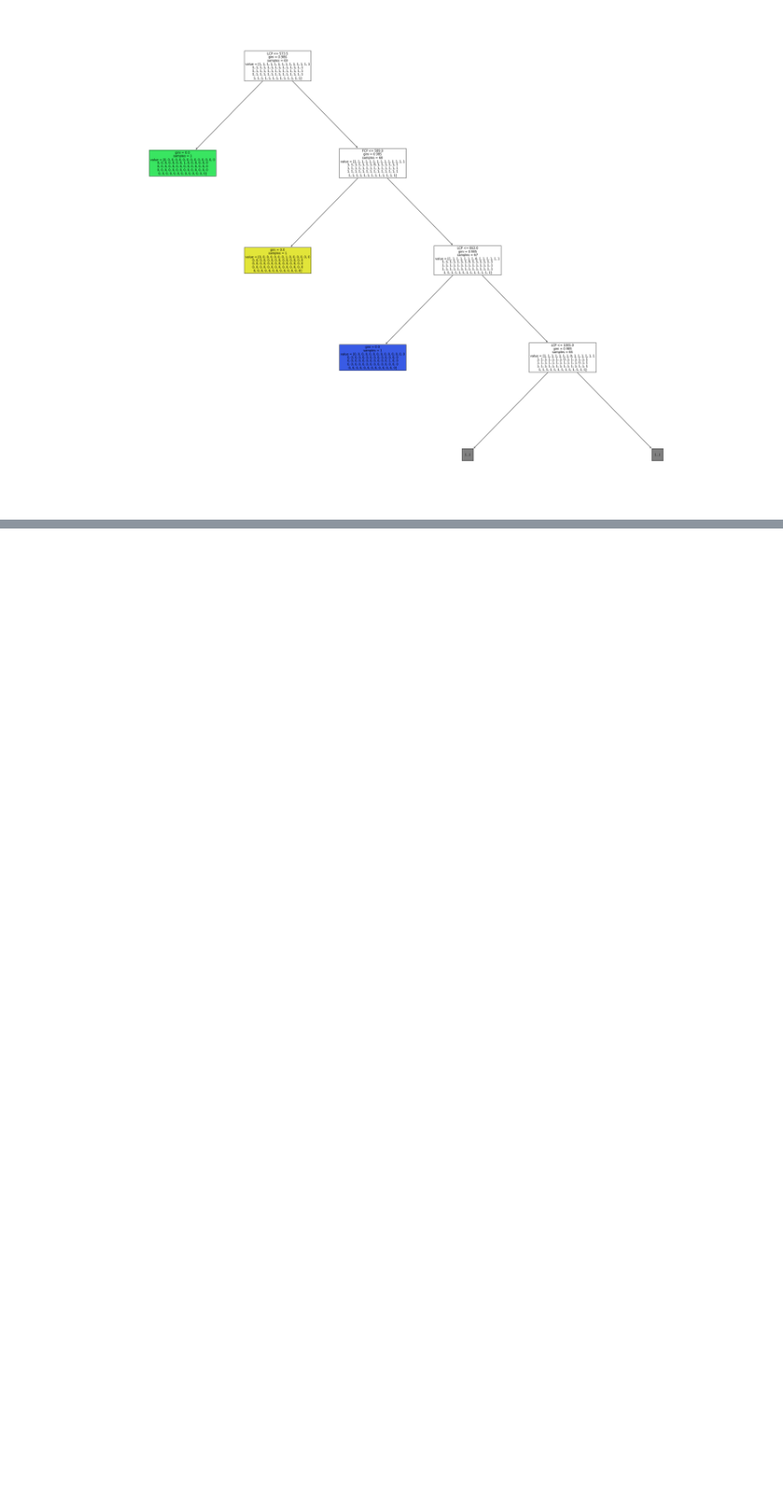
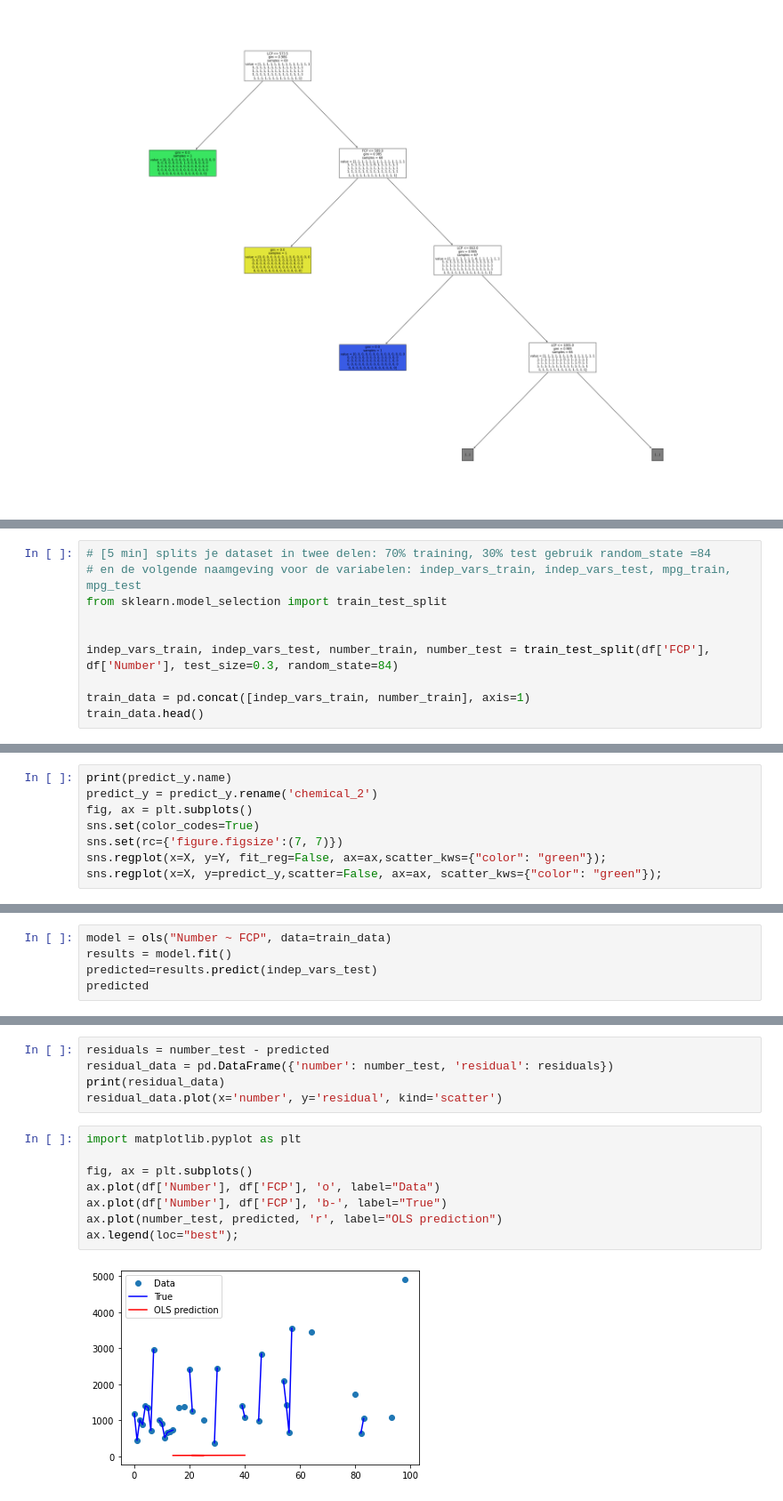
Before and after one commit to D-R-U-N-K-Data/SEO-De-Nieuwe-Zaak, a Jupyter notebook: DData - De Nieuwe Zaak - Verklarende Analyse.ipynb, the cells around one changed output, grey strips where cells are left out. Shown at 89% size. Saved outputs shown, nothing was run; the diff lists cells and outputs as text; blank space fills up the shorter version.

```diff
--- a/DData - De Nieuwe Zaak - Verklarende Analyse.ipynb
+++ b/DData - De Nieuwe Zaak - Verklarende Analyse.ipynb
@@ -305,0 +294,10 @@ boom = tree.plot_tree(clf, max_depth = 3, fontsize=10, filled=True, feature_name
+# %%
+# [5 min] splits je dataset in twee delen: 70% training, 30% test gebruik random_state =84
+# en de volgende naamgeving voor de variabelen: indep_vars_train, indep_vars_test, mpg_train, mpg_test
+from sklearn.model_selection import train_test_split
+
+
+indep_vars_train, indep_vars_test, number_train, number_test = train_test_split(df['FCP'], df['Number'], test_size=0.3, random_state=84)
+
+train_data = pd.concat([indep_vars_train, number_train], axis=1)
+train_data.head()
@@ -305,0 +320,8 @@ boom = tree.plot_tree(clf, max_depth = 3, fontsize=10, filled=True, feature_name
+# %%
+print(predict_y.name)
+predict_y = predict_y.rename('chemical_2')
+fig, ax = plt.subplots()
+sns.set(color_codes=True)
+sns.set(rc={'figure.figsize':(7, 7)})
+sns.regplot(x=X, y=Y, fit_reg=False, ax=ax,scatter_kws={"color": "green"});
+sns.regplot(x=X, y=predict_y,scatter=False, ax=ax, scatter_kws={"color": "green"});
@@ -305,0 +343,5 @@ boom = tree.plot_tree(clf, max_depth = 3, fontsize=10, filled=True, feature_name
+# %%
+model = ols("Number ~ FCP", data=train_data)
+results = model.fit()
+predicted=results.predict(indep_vars_test)
+predicted
@@ -305,0 +366,15 @@ boom = tree.plot_tree(clf, max_depth = 3, fontsize=10, filled=True, feature_name
+# %%
+residuals = number_test - predicted
+residual_data = pd.DataFrame({'number': number_test, 'residual': residuals})
+print(residual_data)
+residual_data.plot(x='number', y='residual', kind='scatter')
+# %%
+import matplotlib.pyplot as plt
+
+fig, ax = plt.subplots()
+ax.plot(df['Number'], df['FCP'], 'o', label="Data")
+ax.plot(df['Number'], df['FCP'], 'b-', label="True")
+ax.plot(number_test, predicted, 'r', label="OLS prediction")
+ax.legend(loc="best");
+# %% [output]
+[figure, added]
```
Also changed, not shown: parts of 9 cells of this notebook.
